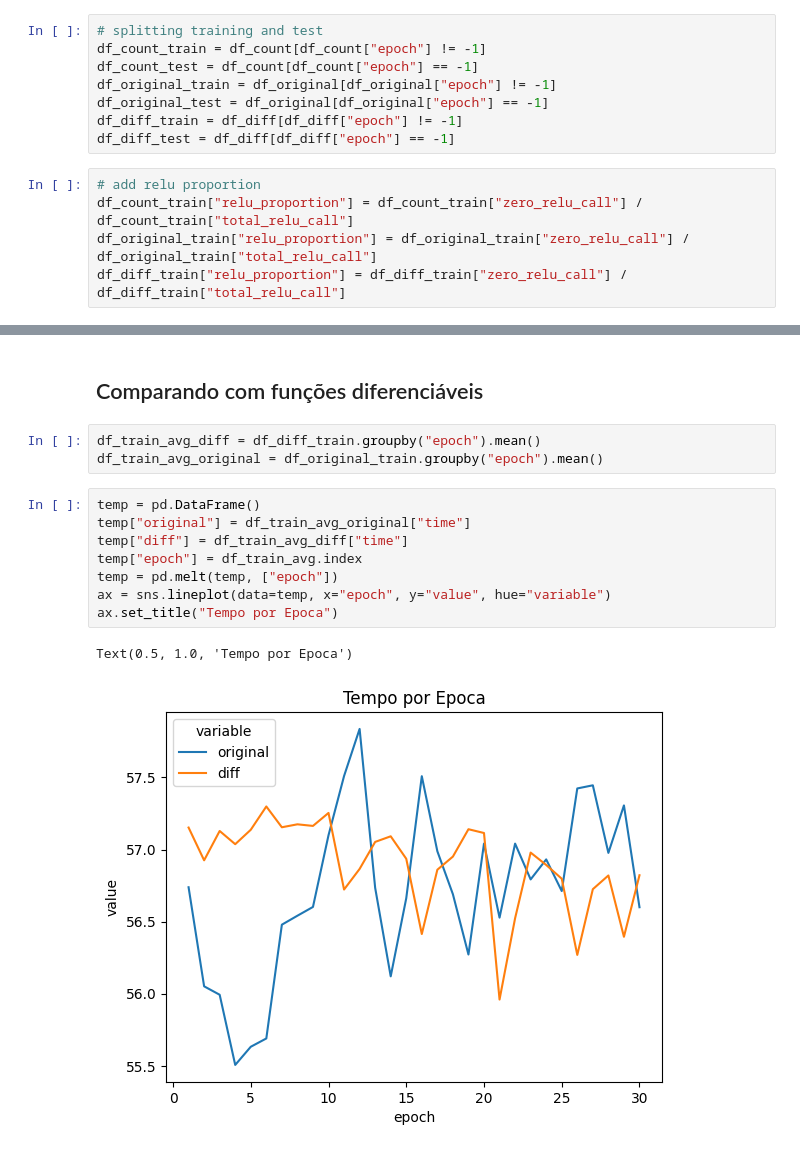
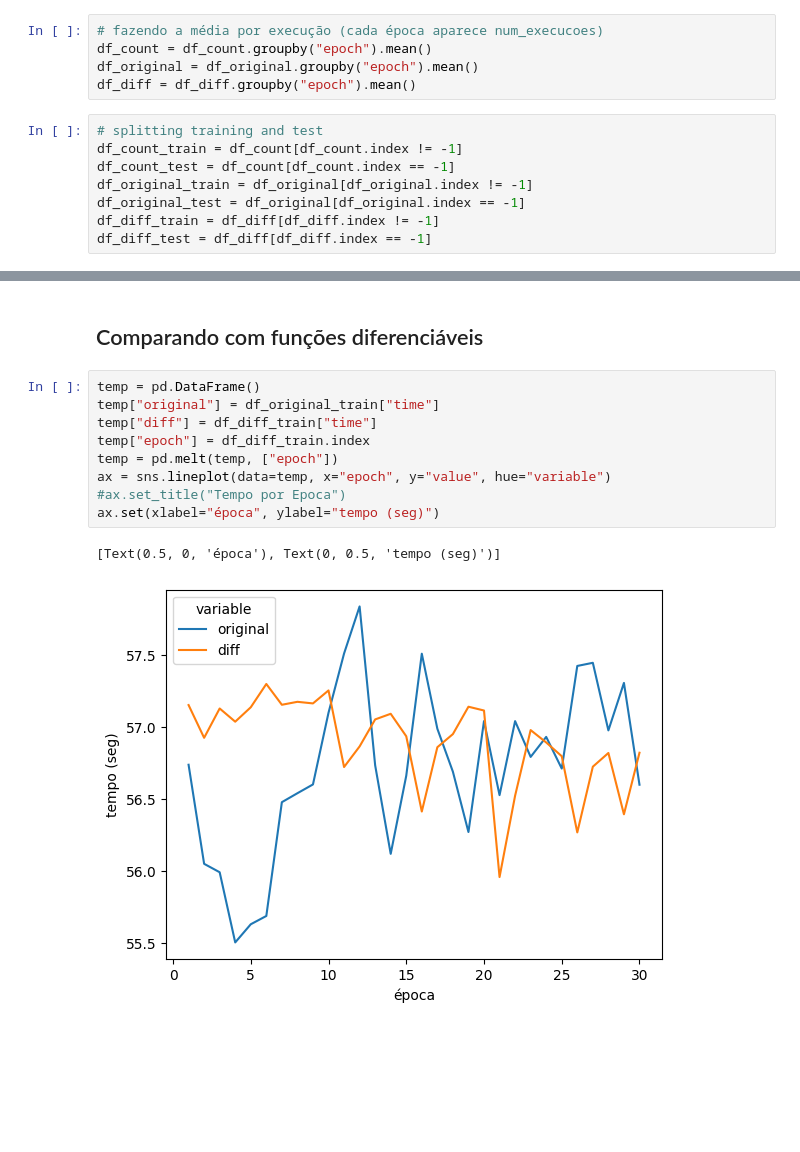
Before and after one commit to robertotomchak/ReLUDiffStudy, a Jupyter notebook: analysis_mobilenet.ipynb, the cells around one changed output, grey strips where cells are left out. Cells and saved outputs as stored; diff of their text form; blank space fills up the shorter version.

```diff
--- a/analysis_mobilenet.ipynb
+++ b/analysis_mobilenet.ipynb
@@ -57,13 +11,13 @@ df_diff
+# %%
+# fazendo a média por execução (cada época aparece num_execucoes)
+df_count = df_count.groupby("epoch").mean()
+df_original = df_original.groupby("epoch").mean()
+df_diff = df_diff.groupby("epoch").mean()
 # %%
 # splitting training and test
-df_count_train = df_count[df_count["epoch"] != -1]
-df_count_test = df_count[df_count["epoch"] == -1]
-df_original_train = df_original[df_original["epoch"] != -1]
-df_original_test = df_original[df_original["epoch"] == -1]
-df_diff_train = df_diff[df_diff["epoch"] != -1]
-df_diff_test = df_diff[df_diff["epoch"] == -1]
+df_count_train = df_count[df_count.index != -1]
+df_count_test = df_count[df_count.index == -1]
+df_original_train = df_original[df_original.index != -1]
+df_original_test = df_original[df_original.index == -1]
+df_diff_train = df_diff[df_diff.index != -1]
+df_diff_test = df_diff[df_diff.index == -1]
-# %%
-# add relu proportion
-df_count_train["relu_proportion"] = df_count_train["zero_relu_call"] / df_count_train["total_relu_call"]
-df_original_train["relu_proportion"] = df_original_train["zero_relu_call"] / df_original_train["total_relu_call"]
-df_diff_train["relu_proportion"] = df_diff_train["zero_relu_call"] / df_diff_train["total_relu_call"]
@@ -122,16 +54,14 @@ Tempo médio de treino: 35:55
 # %% [markdown]
 ## Comparando com funções diferenciáveis
-# %%
-df_train_avg_diff = df_diff_train.groupby("epoch").mean()
-df_train_avg_original = df_original_train.groupby("epoch").mean()
 # %%
 temp = pd.DataFrame()
-temp["original"] = df_train_avg_original["time"]
-temp["diff"] = df_train_avg_diff["time"]
-temp["epoch"] = df_train_avg.index
+temp["original"] = df_original_train["time"]
+temp["diff"] = df_diff_train["time"]
+temp["epoch"] = df_diff_train.index
 temp = pd.melt(temp, ["epoch"])
 ax = sns.lineplot(data=temp, x="epoch", y="value", hue="variable")
-ax.set_title("Tempo por Epoca")
+#ax.set_title("Tempo por Epoca")
+ax.set(xlabel="época", ylabel="tempo (seg)")
 # %% [output]
-Text(0.5, 1.0, 'Tempo por Epoca')
+[Text(0.5, 0, 'época'), Text(0, 0.5, 'tempo (seg)')]
-[figure, old version]
+[figure, new version]
```
Also changed, not shown: parts of 31 cells of this notebook, 2 other files.
